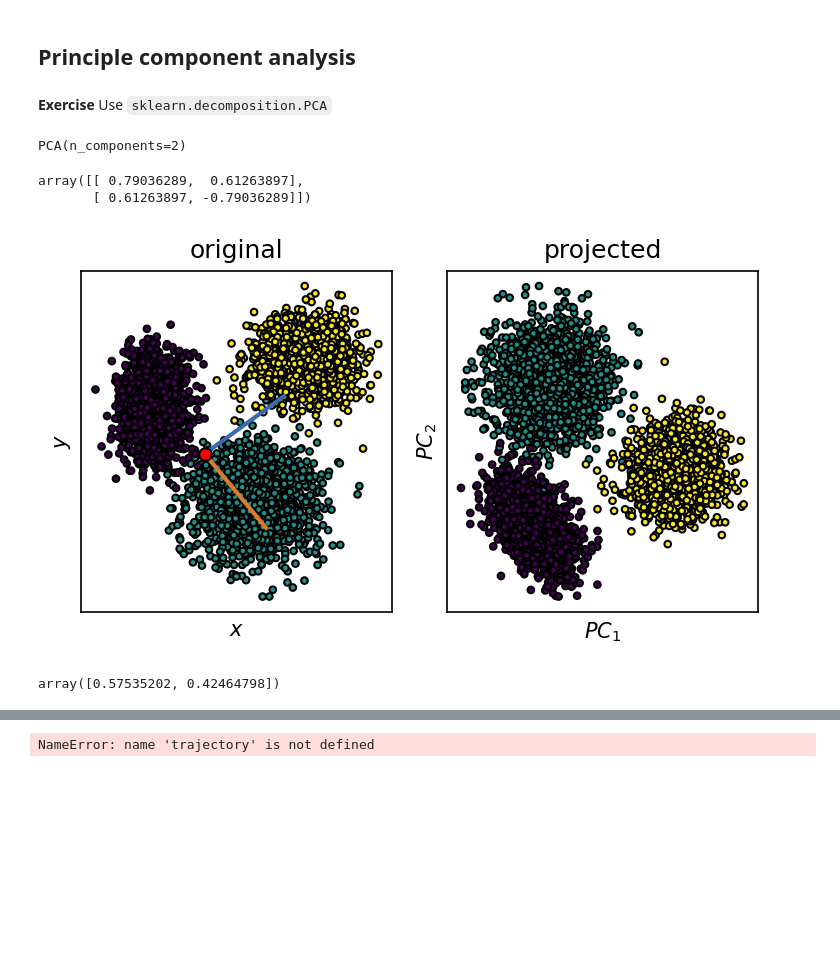
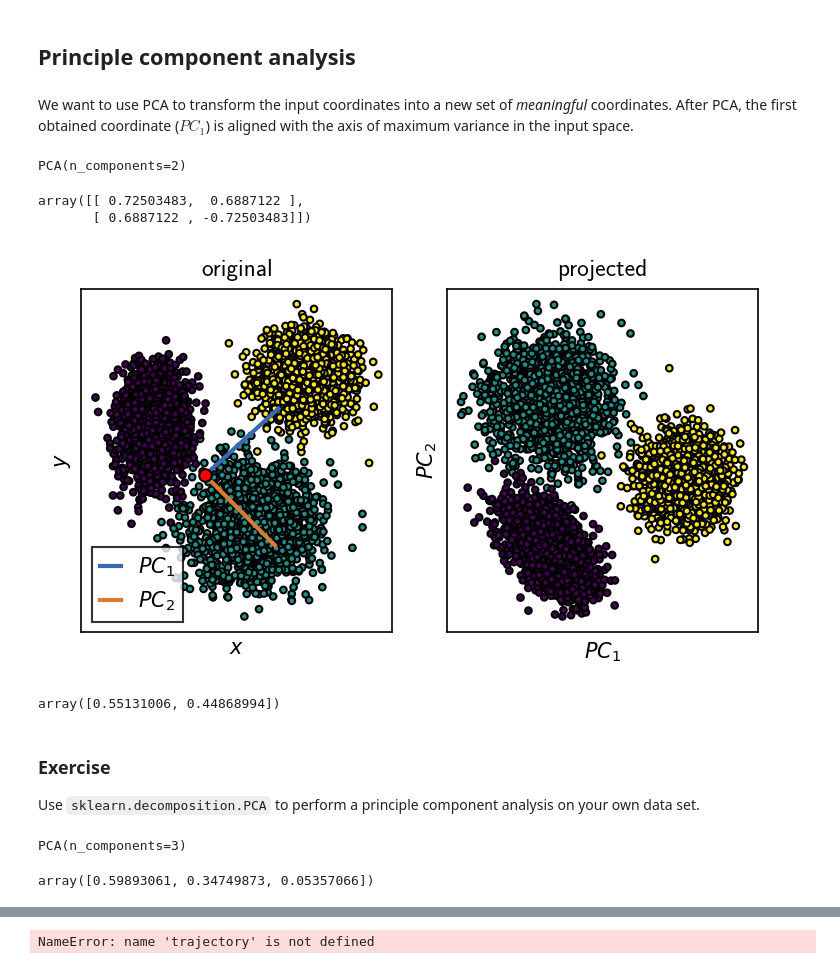
Before and after one commit to janjoswig/AlgoSB2021, a Jupyter notebook: exercise/exercise_solution.ipynb, the cells around one changed output, grey strips where cells are left out. Drawn from its saved outputs; the diff is of its cells as text; code cells hidden in the pictures; blank space fills up the shorter version.

```diff
--- a/exercise/exercise_solution.ipynb
+++ b/exercise/exercise_solution.ipynb
@@ -212,18 +399,20 @@ fig.tight_layout()
 # %% [markdown]
 ## Principle component analysis
+# %% [markdown]
+We want to use PCA to transform the input coordinates into a new set of *meaningful* coordinates. After PCA, the first obtained coordinate ($PC_1$) is aligned with the axis of maximum variance in the input space.
 # %%
 system = system_intro
-# %% [markdown]
-__Exercise__ Use `sklearn.decomposition.PCA`
 # %%
-system.pca = decomposition.PCA(2)
+# Do PCA
+system.pca = decomposition.PCA(n_components=2)
 system.pca.fit(system.traj)
 # %% [output]
 PCA(n_components=2)
 # %%
+# Obtained principle components (n_component, n_dim)
 components = system.pca.components_
 components
 # %% [output]
-array([[ 0.79036289,  0.61263897],
-       [ 0.61263897, -0.79036289]])
+array([[ 0.72503483,  0.6887122 ],
+       [ 0.6887122 , -0.72503483]])
 # %%
@@ -237,37 +427,49 @@ o_ax.scatter(
     edgecolors="k", linewidths=1
 )
 
-scale = 2
+scale = 2  # Scale PC vectors by this factor
 o_ax.plot([0, components[0, 0] * scale], [0, components[0, 1] * scale], linewidth=2)
 o_ax.plot([0, components[1, 0] * scale], [0, components[1, 1] * scale], linewidth=2)
 o_ax.plot([0], [0], markerfacecolor="red", marker="o", markeredgecolor="k")
 
 p_ax.scatter(
     *projected_trajectory.T,
     c=system.dtraj,
     s=10,
     edgecolors="k", linewidths=1
 )
 o_ax.set(**{
     "xticks": (),
     "yticks": (),
     "xlabel": "$x$",
     "ylabel": "$y$",
     "title": "original"
 })
 
 p_ax.set(**{
     "xticks": (),
     "yticks": (),
     "xlabel": "$PC_1$",
     "ylabel": "$PC_2$",
     "title": "projected"
 })
 
+o_ax.legend(
+    ["$PC_1$", "$PC_2$"],
+    handlelength=1,
+    fancybox=False,
+    edgecolor="k"
+)
+
 fig.tight_layout()
 # %% [output]
-[figure, old version]
+[figure, new version]
 # %%
+# How much information is entailed in the PCs?
 system.pca.explained_variance_ratio_
 # %% [output]
-array([0.57535202, 0.42464798])
+array([0.55131006, 0.44868994])
+# %% [markdown]
+### Exercise
+
+Use `sklearn.decomposition.PCA` to perform a principle component analysis on your own data set.
@@ -273,0 +478,9 @@ array([0.57535202, 0.42464798])
+# %%
+system.pca = decomposition.PCA(n_components=3)
+system.pca.fit(system.traj)
+# %% [output]
+PCA(n_components=3)
+# %%
+system.pca.explained_variance_ratio_
+# %% [output]
+array([0.59893061, 0.34749873, 0.05357066])
```
Also changed, not shown: parts of 36 cells of this notebook, 1 other file.
